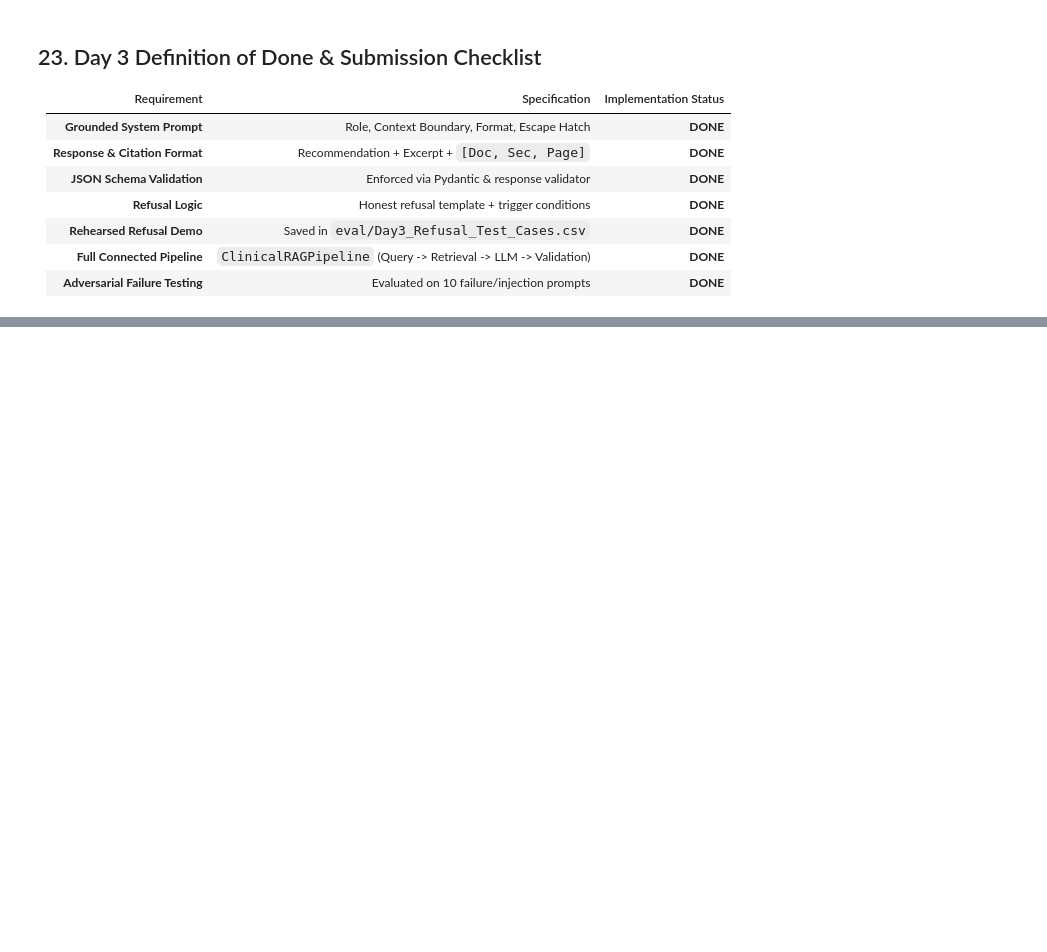
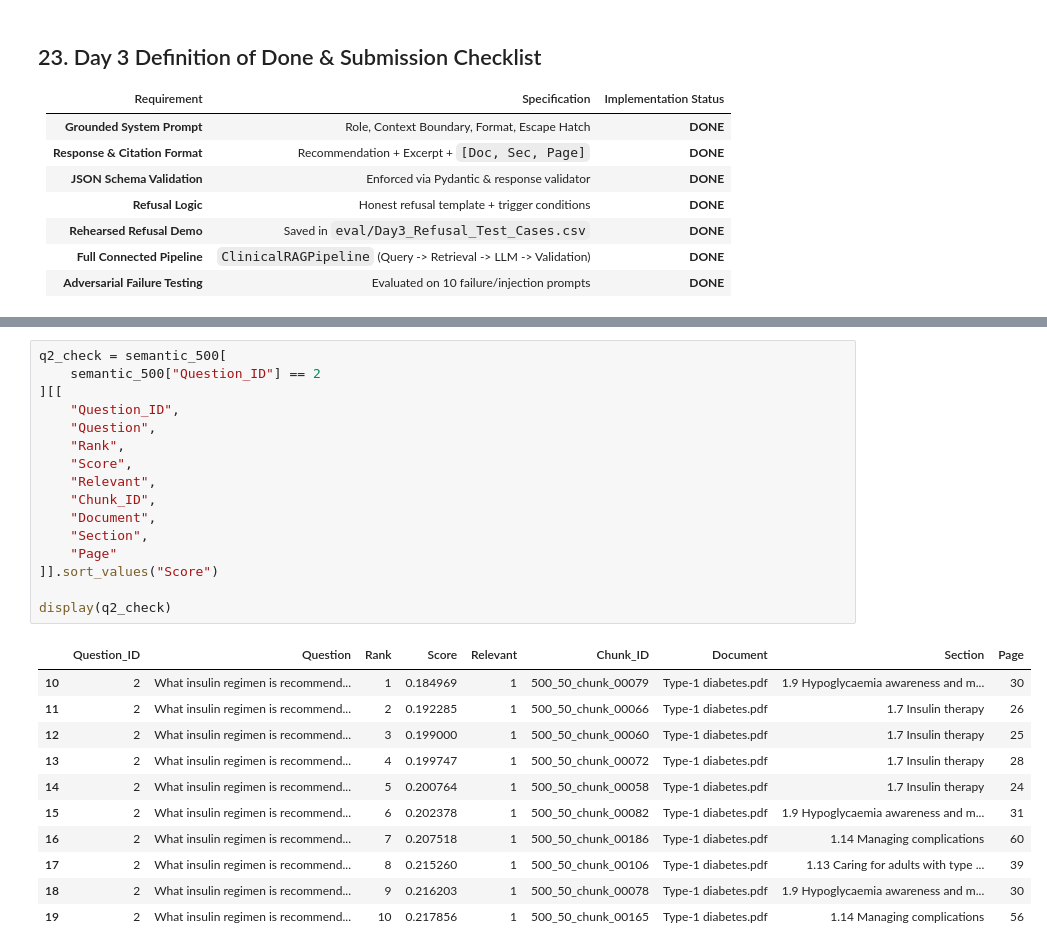
Before and after one commit to Nourmohamed904/Diabetes_RAG_Hackathon, a Jupyter notebook: Diabetes_RAG_Hackathon_Submission_FINAL_Git_Data_(3).ipynb, the cells around one changed output, grey strips where cells are left out. Saved outputs shown, nothing was run; the diff lists cells and outputs as text; blank space fills up the shorter version.

```diff
--- a/Diabetes_RAG_Hackathon_Submission_FINAL_Git_Data_(3).ipynb
+++ b/Diabetes_RAG_Hackathon_Submission_FINAL_Git_Data_(3).ipynb
@@ -2240,0 +3536,28 @@ insufficient
+# %%
+q2_check = semantic_500[
+    semantic_500["Question_ID"] == 2
+][[
+    "Question_ID",
+    "Question",
+    "Rank",
+    "Score",
+    "Relevant",
+    "Chunk_ID",
+    "Document",
+    "Section",
+    "Page"
+]].sort_values("Score")
+
+display(q2_check)
+# %% [output]
+|  | Question_ID | Question | Rank | Score | Relevant | Chunk_ID | Document | Section | Page |
+| 10 | 2 | What insulin regimen is recommend... | 1 | 0.184969 | 1 | 500_50_chunk_00079 | Type-1 diabetes.pdf | 1.9 Hypoglycaemia awareness and m... | 30 |
+| 11 | 2 | What insulin regimen is recommend... | 2 | 0.192285 | 1 | 500_50_chunk_00066 | Type-1 diabetes.pdf | 1.7 Insulin therapy | 26 |
+| 12 | 2 | What insulin regimen is recommend... | 3 | 0.199000 | 1 | 500_50_chunk_00060 | Type-1 diabetes.pdf | 1.7 Insulin therapy | 25 |
+| 13 | 2 | What insulin regimen is recommend... | 4 | 0.199747 | 1 | 500_50_chunk_00072 | Type-1 diabetes.pdf | 1.7 Insulin therapy | 28 |
+| 14 | 2 | What insulin regimen is recommend... | 5 | 0.200764 | 1 | 500_50_chunk_00058 | Type-1 diabetes.pdf | 1.7 Insulin therapy | 24 |
+| 15 | 2 | What insulin regimen is recommend... | 6 | 0.202378 | 1 | 500_50_chunk_00082 | Type-1 diabetes.pdf | 1.9 Hypoglycaemia awareness and m... | 31 |
+| 16 | 2 | What insulin regimen is recommend... | 7 | 0.207518 | 1 | 500_50_chunk_00186 | Type-1 diabetes.pdf | 1.14 Managing complications | 60 |
+| 17 | 2 | What insulin regimen is recommend... | 8 | 0.215260 | 1 | 500_50_chunk_00106 | Type-1 diabetes.pdf | 1.13 Caring for adults with type ... | 39 |
+| 18 | 2 | What insulin regimen is recommend... | 9 | 0.216203 | 1 | 500_50_chunk_00078 | Type-1 diabetes.pdf | 1.9 Hypoglycaemia awareness and m... | 30 |
+| 19 | 2 | What insulin regimen is recommend... | 10 | 0.217856 | 1 | 500_50_chunk_00165 | Type-1 diabetes.pdf | 1.14 Managing complications | 56 |
```
Also changed, not shown: parts of 43 cells of this notebook.
